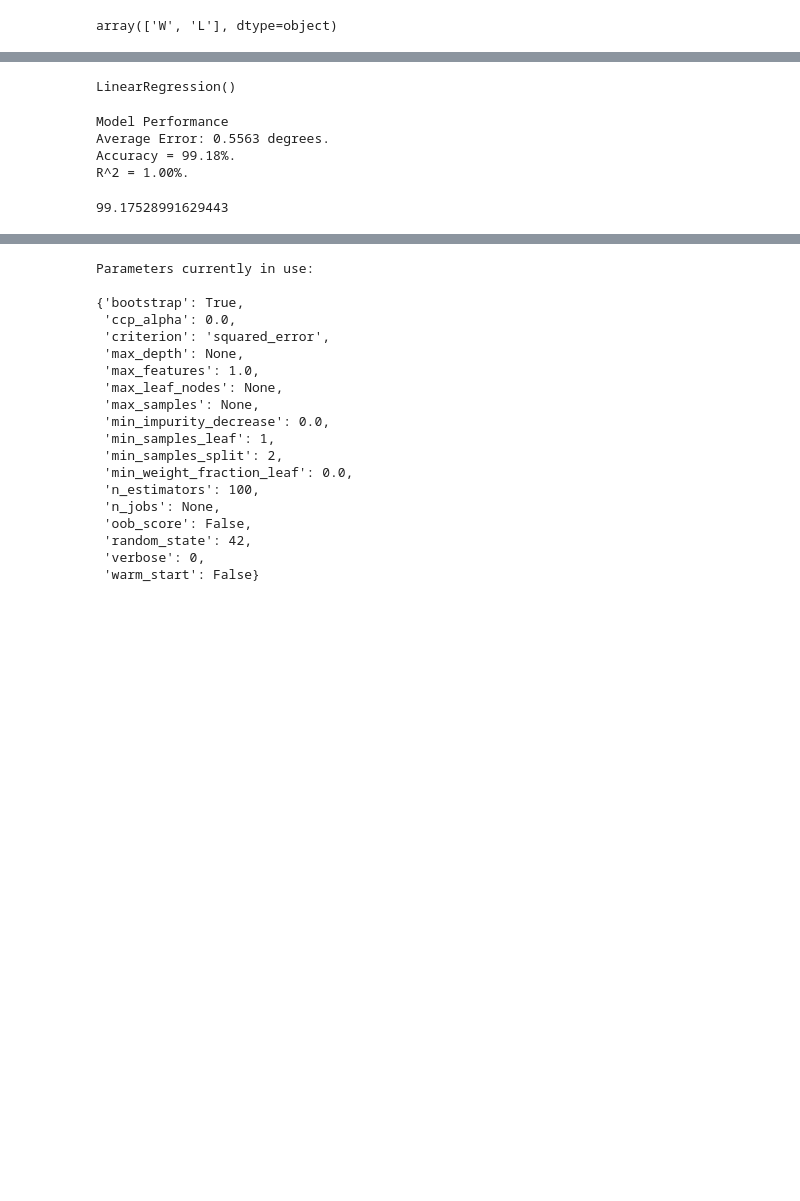
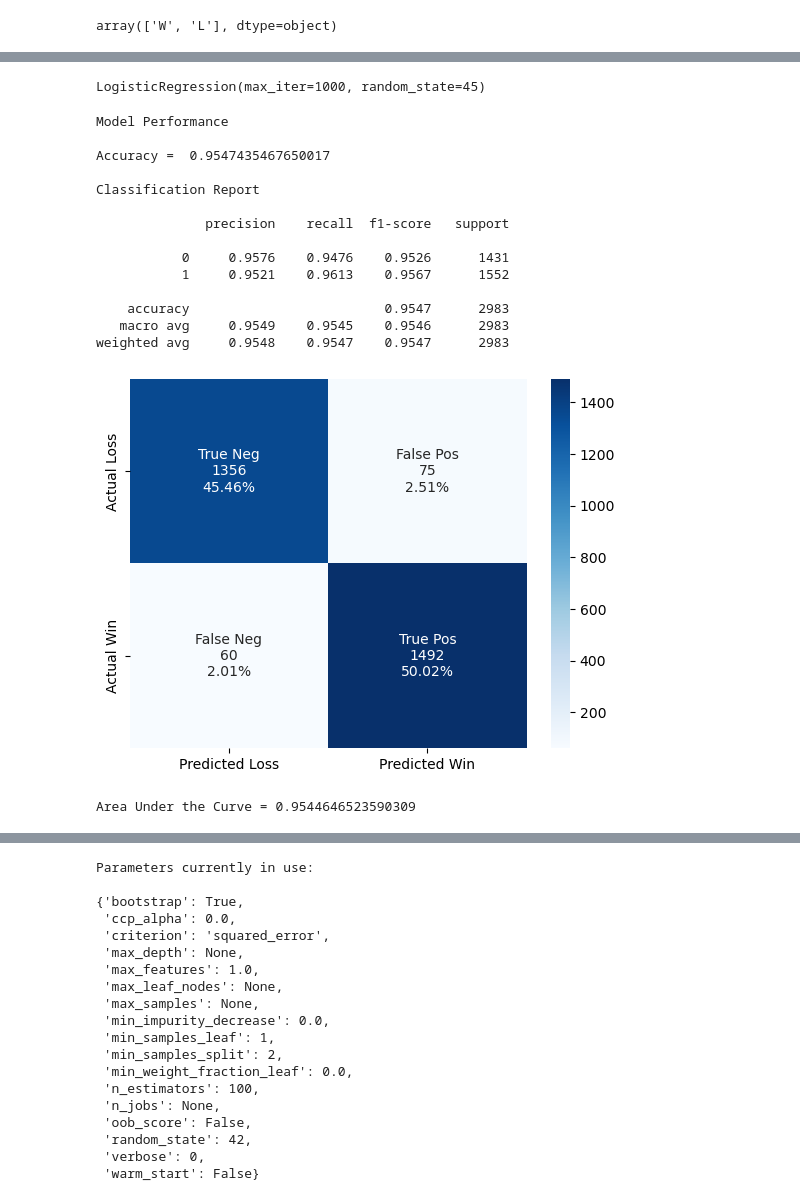
Before and after one commit to piercecappelli/NCAA-Mens-Basketball, a Jupyter notebook: College Basketball Modeling and Prediction.ipynb, the cells around one changed output, grey strips where cells are left out. Cells and saved outputs as stored; diff of their text form; code cells hidden in the pictures; blank space fills up the shorter version.

```diff
--- a/College Basketball Modeling and Prediction.ipynb
+++ b/College Basketball Modeling and Prediction.ipynb
@@ -174,3 +316,3 @@ array([1, 0, 'L\xa0(2 OT)', 'L\xa0(1 OT)', 'W\xa0(1 OT)', 'W\xa0(4 OT)',
 # %%
 #Create training and test data
-X_train, X_test, y_train, y_test = train_test_split(X, y, test_size = )
+X_train, X_test, y_train, y_test = train_test_split(X, y, test_size = .25, random_state = 45)
@@ -177,16 +337,33 @@ X_train, X_test, y_train, y_test = train_test_split(X, y, test_size = )
+# %%
+scaler = preprocessing.StandardScaler()
+X_train_std = scaler.fit_transform(X_train)
+X_test_std = scaler.transform(X_test)
 # %%
-#run a linear regression model on training data
-reg = linear_model.LinearRegression()
+#create basic logistic regression object
+logreg = LogisticRegression(random_state = 45, max_iter = 1000)
 # %%
-reg.fit(X_train,y_train)
+#fit basic logistic regression model to training data
+logreg.fit(X_train_std,y_train)
 # %% [output]
-LinearRegression()
+LogisticRegression(max_iter=1000, random_state=45)
-# %%
-#evalute the model
-evaluate(reg, X_train,y_train)
-# %% [output]
-Model Performance
-Average Error: 0.5563 degrees.
-Accuracy = 99.18%.
-R^2 = 1.00%.
-99.17528991629443
+# %%
+#evaluate trained logistic regression model on test data
+
+evaluate_classification(logreg, X_test_std, y_test, extra = True)
+# %% [output]
+Model Performance
+
+Accuracy =  0.9547435467650017
+
+Classification Report
+
+              precision    recall  f1-score   support
+
+           0     0.9576    0.9476    0.9526      1431
+           1     0.9521    0.9613    0.9567      1552
+
+    accuracy                         0.9547      2983
+   macro avg     0.9549    0.9545    0.9546      2983
+weighted avg     0.9548    0.9547    0.9547      2983
+[figure, added]
+Area Under the Curve = 0.9544646523590309
```
Also changed, not shown: parts of 42 cells of this notebook, 1 other file.
